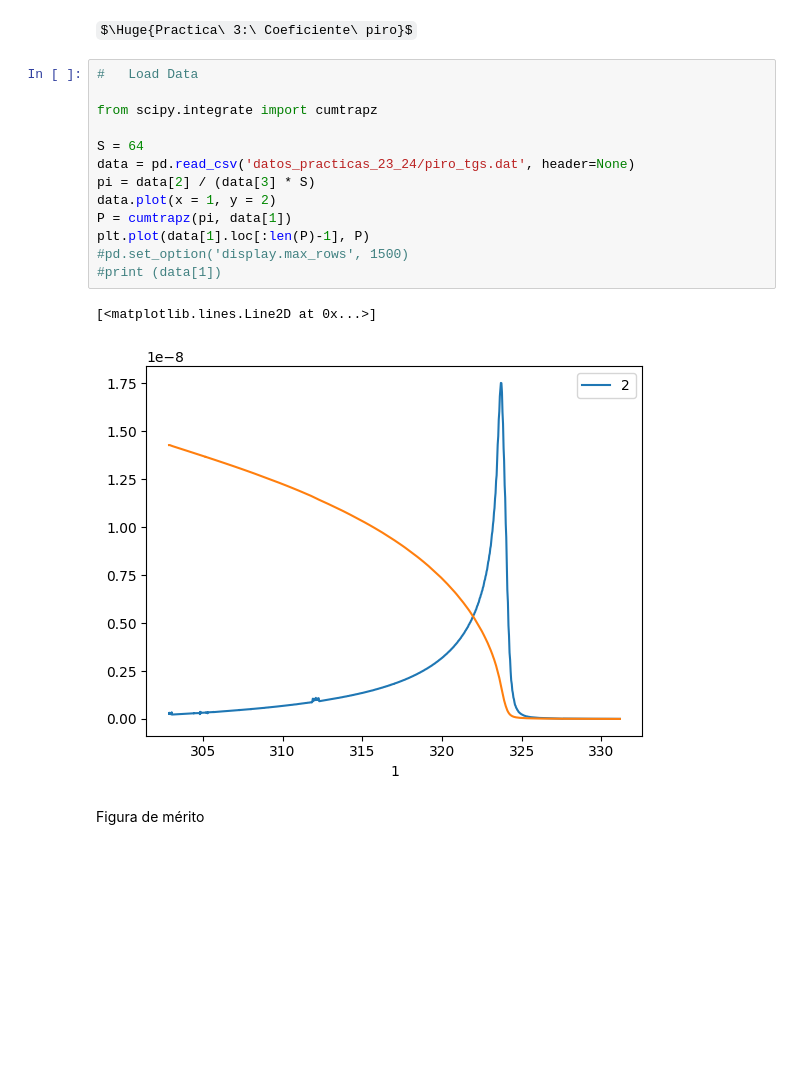
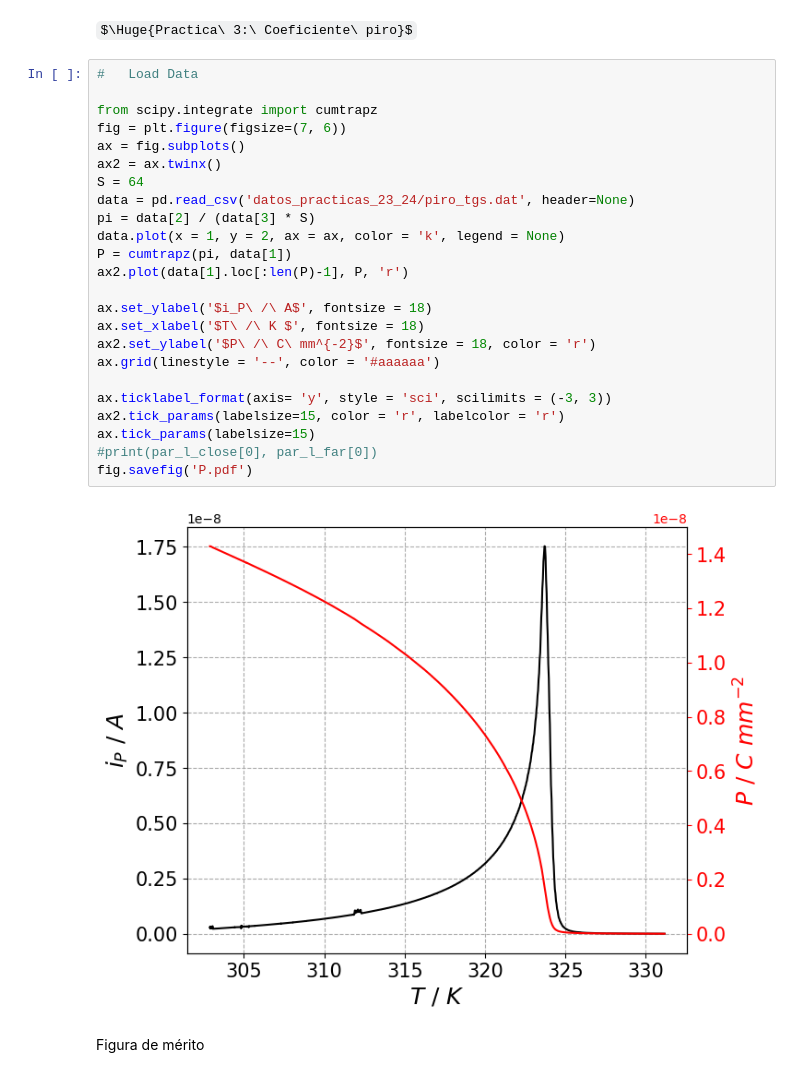
Before and after one commit to albertopeinador/termicas, a Jupyter notebook: lab_termo.ipynb, the cells around one changed output. Saved outputs shown, nothing was run; the diff lists cells and outputs as text; some formulas as TeX source; blank space fills up the shorter version.

```diff
--- a/lab_termo.ipynb
+++ b/lab_termo.ipynb
@@ -352,19 +406,29 @@ $\Huge{Practica\ 3:\ Coeficiente\ piro}$
 # %%
 #   Load Data
 
 from scipy.integrate import cumtrapz
-
+fig = plt.figure(figsize=(7, 6))
+ax = fig.subplots()
+ax2 = ax.twinx()
 S = 64
 data = pd.read_csv('datos_practicas_23_24/piro_tgs.dat', header=None)
 pi = data[2] / (data[3] * S)
-data.plot(x = 1, y = 2)
+data.plot(x = 1, y = 2, ax = ax, color = 'k', legend = None)
 P = cumtrapz(pi, data[1])
-plt.plot(data[1].loc[:len(P)-1], P)
-#pd.set_option('display.max_rows', 1500)
-#print (data[1])
+ax2.plot(data[1].loc[:len(P)-1], P, 'r')
+
+ax.set_ylabel('$i_P\ /\ A$', fontsize = 18)
+ax.set_xlabel('$T\ /\ K $', fontsize = 18)
+ax2.set_ylabel('$P\ /\ C\ mm^{-2}$', fontsize = 18, color = 'r')
+ax.grid(linestyle = '--', color = '#aaaaaa')
+
+ax.ticklabel_format(axis= 'y', style = 'sci', scilimits = (-3, 3))
+ax2.tick_params(labelsize=15, color = 'r', labelcolor = 'r')
+ax.tick_params(labelsize=15)
+#print(par_l_close[0], par_l_far[0])
+fig.savefig('P.pdf')
 # %% [output]
-[<matplotlib.lines.Line2D at 0x...>]
-[figure, old version]
+[figure, new version]
 # %% [markdown]
 Figura de mérito
 # %%
```
Also changed, not shown: parts of 4 cells of this notebook, 17 other files.
